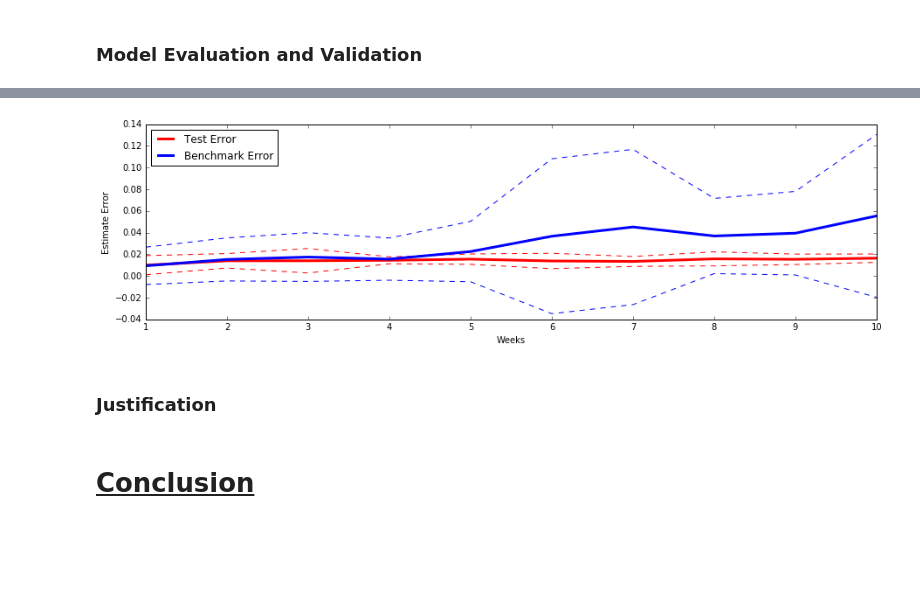
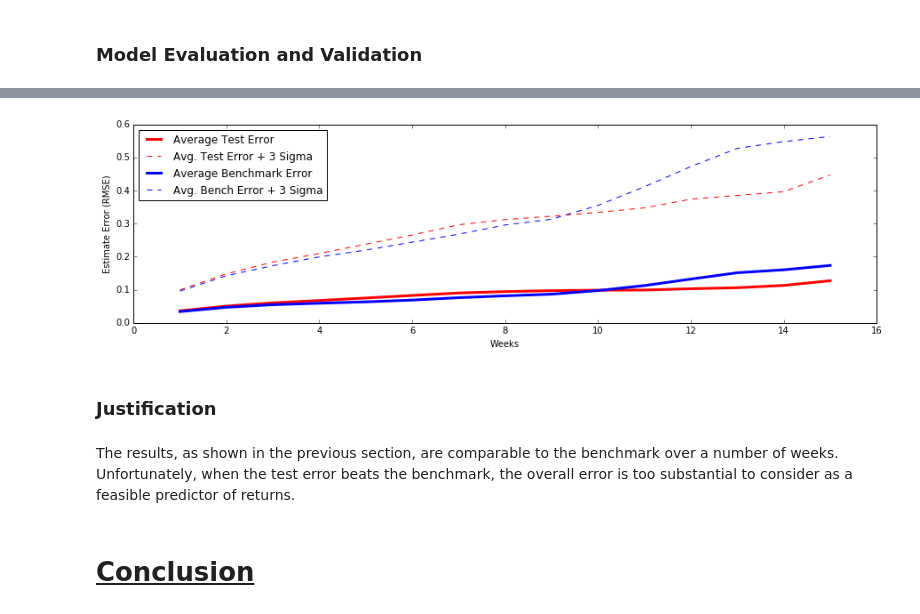
Before and after one commit to Seananigans/Finance, a Jupyter notebook: StockPredictor/FinalReport.ipynb, the cells around one changed output, grey strips where cells are left out. Saved outputs shown, nothing was run; the diff lists cells and outputs as text; code cells hidden in the pictures; blank space fills up the shorter version.

```diff
--- a/StockPredictor/FinalReport.ipynb
+++ b/StockPredictor/FinalReport.ipynb
@@ -223,12 +335,13 @@ dtype: float64
 # %%
 bench_list, error_list = [], []
 bench_std_list, error_std_list = [], []
-weeks = range(1,11)
+weeks = range(1,16)
 for week in weeks:
-    test = predict_spy_future(horizon=5*week)
-    error_list.append(test.mean(axis=0)[1])
-    bench_list.append(test.mean(axis=0)[2])
-    error_std_list.append(test.std(axis=0)[1])
-    bench_std_list.append(test.std(axis=0)[2])
+    predict_spy_future(horizon=5*week)
+    test = pd.read_csv("return_results.csv", index_col="Date")
+    error_list.append(test.mean(axis=0)[["Test_Error(RMSE)"]])
+    bench_list.append(test.mean(axis=0)[["Benchmark_0(RMSE)"]])
+    error_std_list.append(test.std(axis=0)[["Test_Error(RMSE)"]])
+    bench_std_list.append(test.std(axis=0)[["Benchmark_0(RMSE)"]])
 # %%
 error_upper_band = [mn + 3*std for mn, std in zip(error_list, error_std_list)]
@@ -238,20 +349,23 @@ bench_lower_band = [mn - 3*std for mn, std in zip(bench_list, bench_std_list)]
 # %%
 fig, ax = plt.subplots(figsize=(15,4))
 #
 test_error_plot, = plt.plot(weeks, error_list, 'r', lw=3)
 test_error_upper_plot, = plt.plot(weeks, error_upper_band, 'r--')
-test_error_lower_plot, = plt.plot(weeks, error_lower_band, 'r--')
 bench_error_plot, = plt.plot(weeks, bench_list, 'b', lw=3)
 bench_error_upper_plot, = plt.plot(weeks, bench_upper_band, 'b--')
-bench_error_lower_plot, = plt.plot(weeks, bench_lower_band, 'b--')
-plt.legend([test_error_plot, bench_error_plot], ["Test Error","Benchmark Error"], loc="upper left")
+plt.legend([test_error_plot, test_error_upper_plot, bench_error_plot, bench_error_upper_plot],
+           ["Average Test Error", "Avg. Test Error + 3 Sigma", "Average Benchmark Error", "Avg. Bench Error + 3 Sigma"],
+           loc="upper left")
 plt.xlabel("Weeks")
-plt.ylabel("Estimate Error")
+plt.ylabel("Estimate Error (RMSE)")
+
 plt.show()
 # %% [output]
-[figure, old version]
+[figure, new version]
 # %% [markdown]
 ### Justification
+# %% [markdown]
+The results, as shown in the previous section, are comparable to the benchmark over a number of weeks. Unfortunately, when the test error beats the benchmark, the overall error is too substantial to consider as a feasible predictor of returns.
 # %% [markdown]
 # <u>Conclusion</u>
 # %% [markdown]
```
Also changed, not shown: parts of 21 cells of this notebook.
